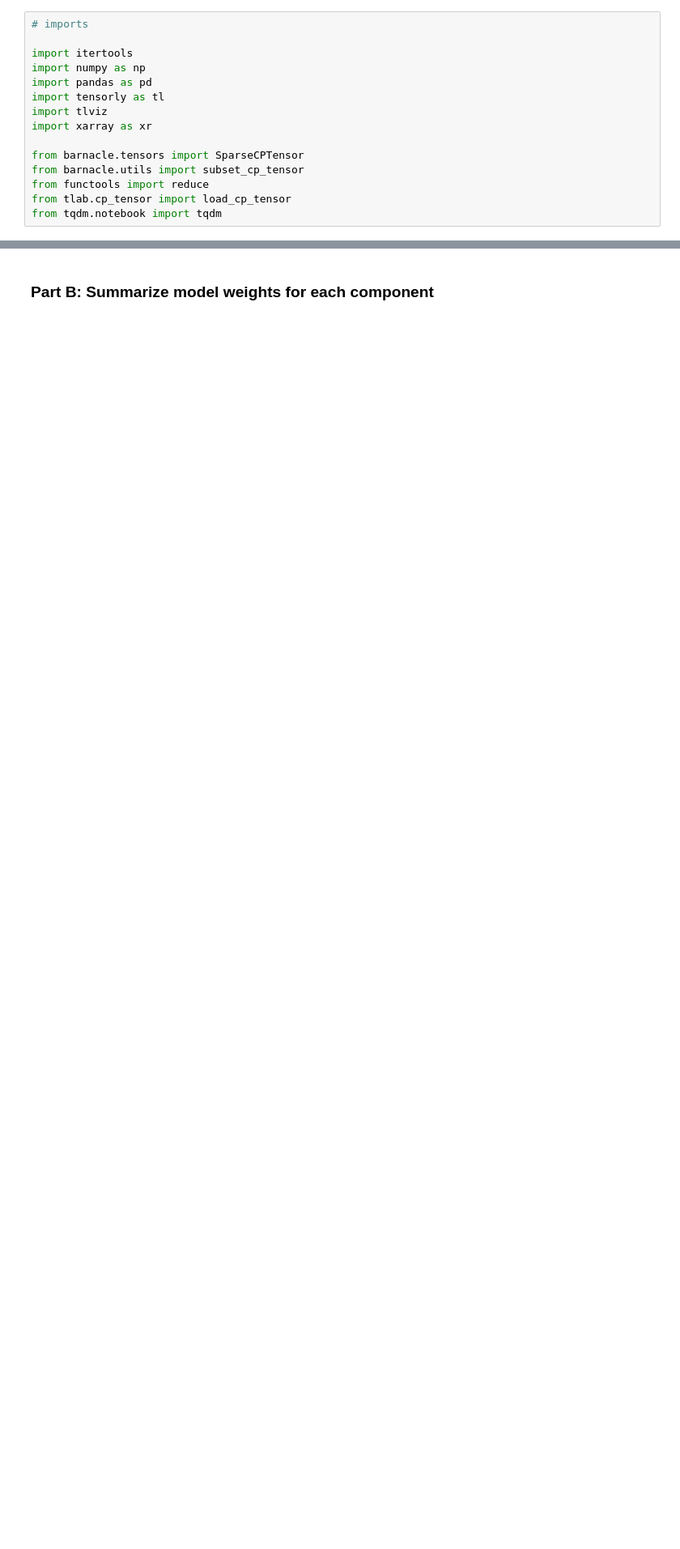
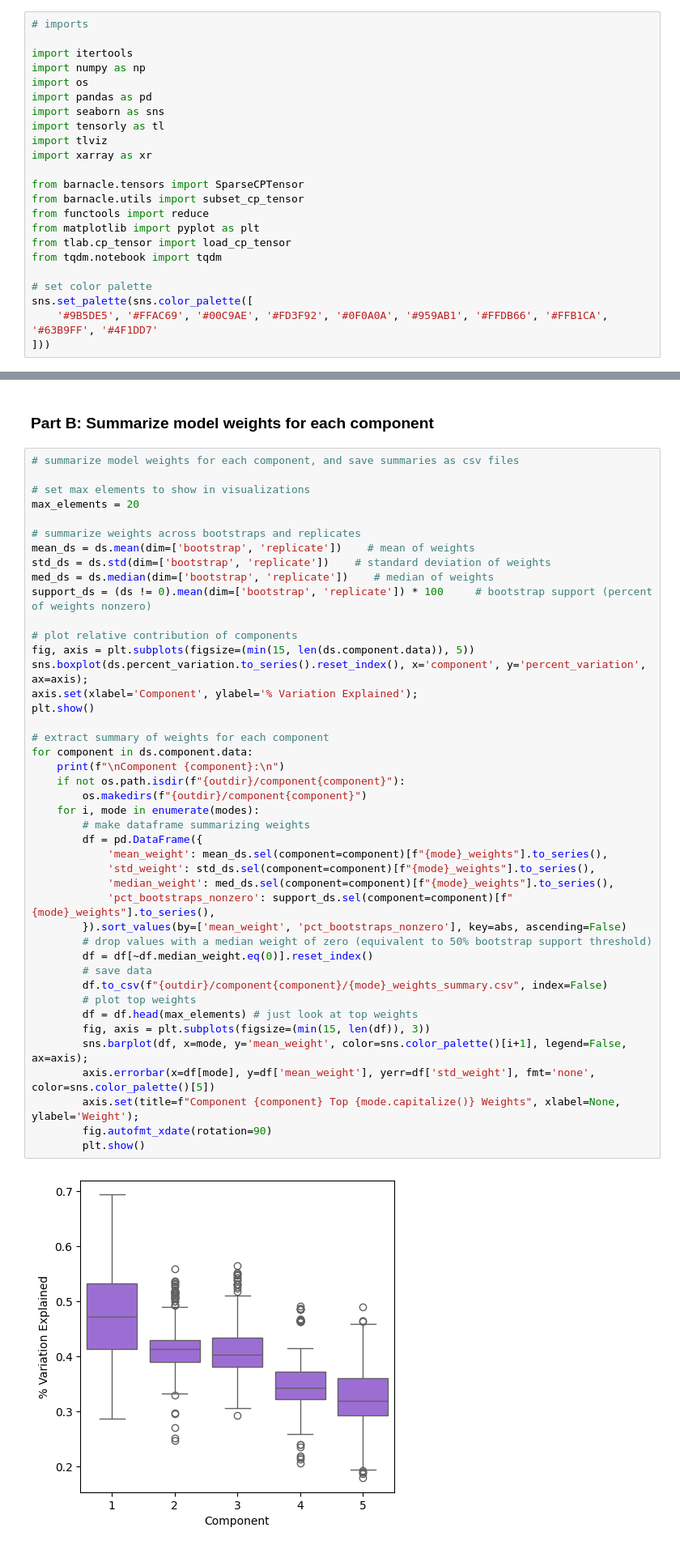
Before and after one commit to blasks/barnacle-boilerplate, a Jupyter notebook: 5-analyze-results.ipynb, the cells around one changed output, grey strips where cells are left out. Shown at 81% size. Saved outputs shown, nothing was run; the diff lists cells and outputs as text; blank space fills up the shorter version.

```diff
--- a/5-analyze-results.ipynb
+++ b/5-analyze-results.ipynb
@@ -14,7 +14,9 @@ Use this notebook to compile and analyze the final version of your Barnacle mode
 
 import itertools
 import numpy as np
+import os
 import pandas as pd
+import seaborn as sns
 import tensorly as tl
 import tlviz
 import xarray as xr
@@ -22,8 +24,14 @@ import xarray as xr
 from barnacle.tensors import SparseCPTensor
 from barnacle.utils import subset_cp_tensor
 from functools import reduce
+from matplotlib import pyplot as plt
 from tlab.cp_tensor import load_cp_tensor
 from tqdm.notebook import tqdm
+
+# set color palette
+sns.set_palette(sns.color_palette([
+    '#9B5DE5', '#FFAC69', '#00C9AE', '#FD3F92', '#0F0A0A', '#959AB1', '#FFDB66', '#FFB1CA', '#63B9FF', '#4F1DD7'
+]))
 # %% [markdown]
 ### Part A: Align model bootstraps
 # %%
@@ -231,3 +254,48 @@ Data variables:
     align_ref_replicate:  C
 # %% [markdown]
 ### Part B: Summarize model weights for each component
+# %%
+# summarize model weights for each component, and save summaries as csv files
+
+# set max elements to show in visualizations
+max_elements = 20
+
+# summarize weights across bootstraps and replicates
+mean_ds = ds.mean(dim=['bootstrap', 'replicate'])    # mean of weights
+std_ds = ds.std(dim=['bootstrap', 'replicate'])    # standard deviation of weights
+med_ds = ds.median(dim=['bootstrap', 'replicate'])    # median of weights
+support_ds = (ds != 0).mean(dim=['bootstrap', 'replicate']) * 100     # bootstrap support (percent of weights nonzero)
+
+# plot relative contribution of components
+fig, axis = plt.subplots(figsize=(min(15, len(ds.component.data)), 5))
+sns.boxplot(ds.percent_variation.to_series().reset_index(), x='component', y='percent_variation', ax=axis);
+axis.set(xlabel='Component', ylabel='% Variation Explained');
+plt.show()
+
+# extract summary of weights for each component
+for component in ds.component.data:
+    print(f"\nComponent {component}:\n")
+    if not os.path.isdir(f"{outdir}/component{component}"):
+        os.makedirs(f"{outdir}/component{component}")
+    for i, mode in enumerate(modes):
+        # make dataframe summarizing weights
+        df = pd.DataFrame({
+            'mean_weight': mean_ds.sel(component=component)[f"{mode}_weights"].to_series(),
+            'std_weight': std_ds.sel(component=component)[f"{mode}_weights"].to_series(),
+            'median_weight': med_ds.sel(component=component)[f"{mode}_weights"].to_series(),
+            'pct_bootstraps_nonzero': support_ds.sel(component=component)[f"{mode}_weights"].to_series(),
+        }).sort_values(by=['mean_weight', 'pct_bootstraps_nonzero'], key=abs, ascending=False)
+        # drop values with a median weight of zero (equivalent to 50% bootstrap support threshold)
+        df = df[~df.median_weight.eq(0)].reset_index()
+        # save data
+        df.to_csv(f"{outdir}/component{component}/{mode}_weights_summary.csv", index=False)
+        # plot top weights
+        df = df.head(max_elements) # just look at top weights
+        fig, axis = plt.subplots(figsize=(min(15, len(df)), 3))
+        sns.barplot(df, x=mode, y='mean_weight', color=sns.color_palette()[i+1], legend=False, ax=axis);
+        axis.errorbar(x=df[mode], y=df['mean_weight'], yerr=df['std_weight'], fmt='none', color=sns.color_palette()[5])
+        axis.set(title=f"Component {component} Top {mode.capitalize()} Weights", xlabel=None, ylabel='Weight');
+        fig.autofmt_xdate(rotation=90)
+        plt.show()
+# %% [output]
+[figure, added]
```
Also changed, not shown: parts of 6 cells of this notebook, 1 other file.
